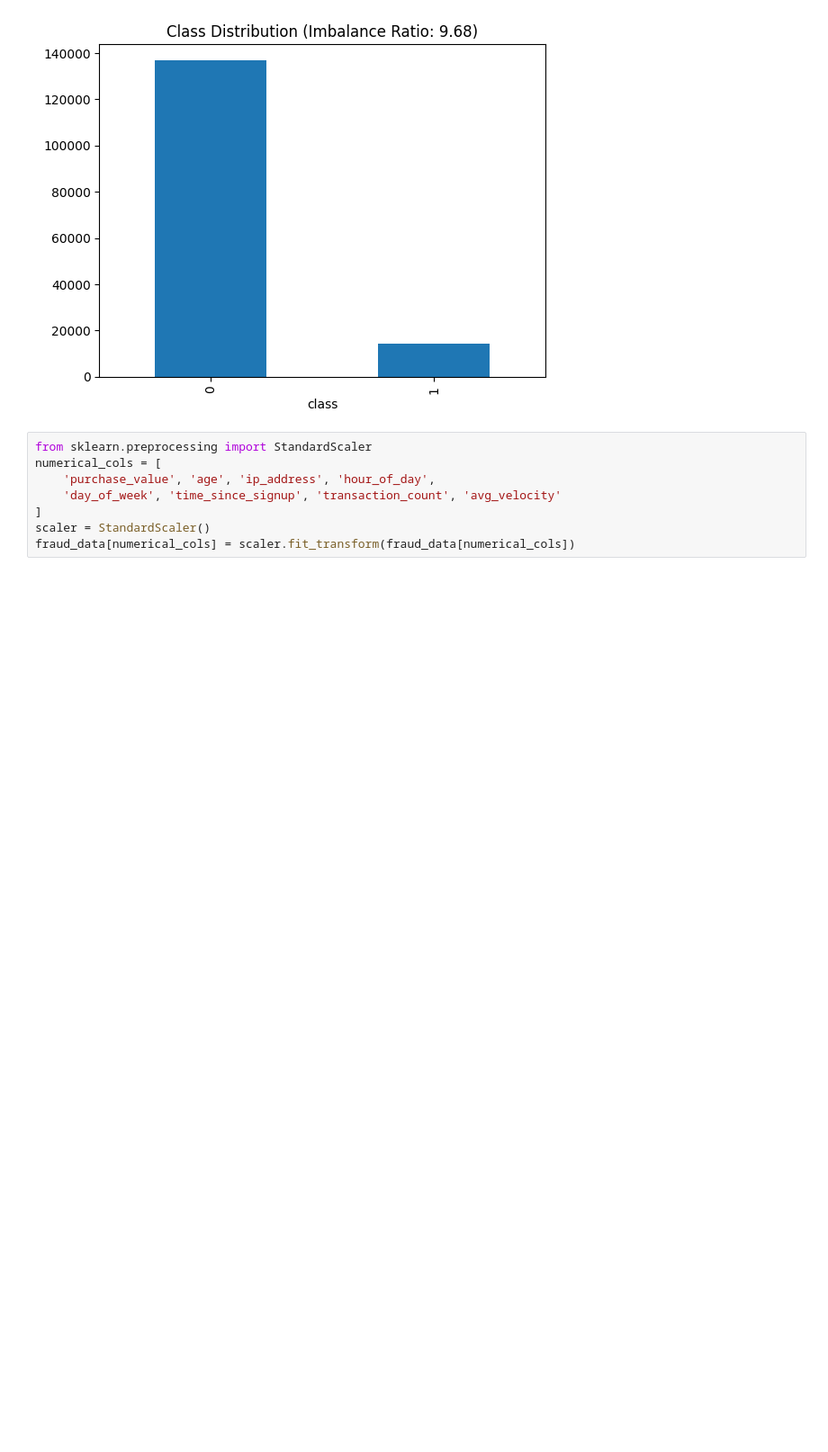
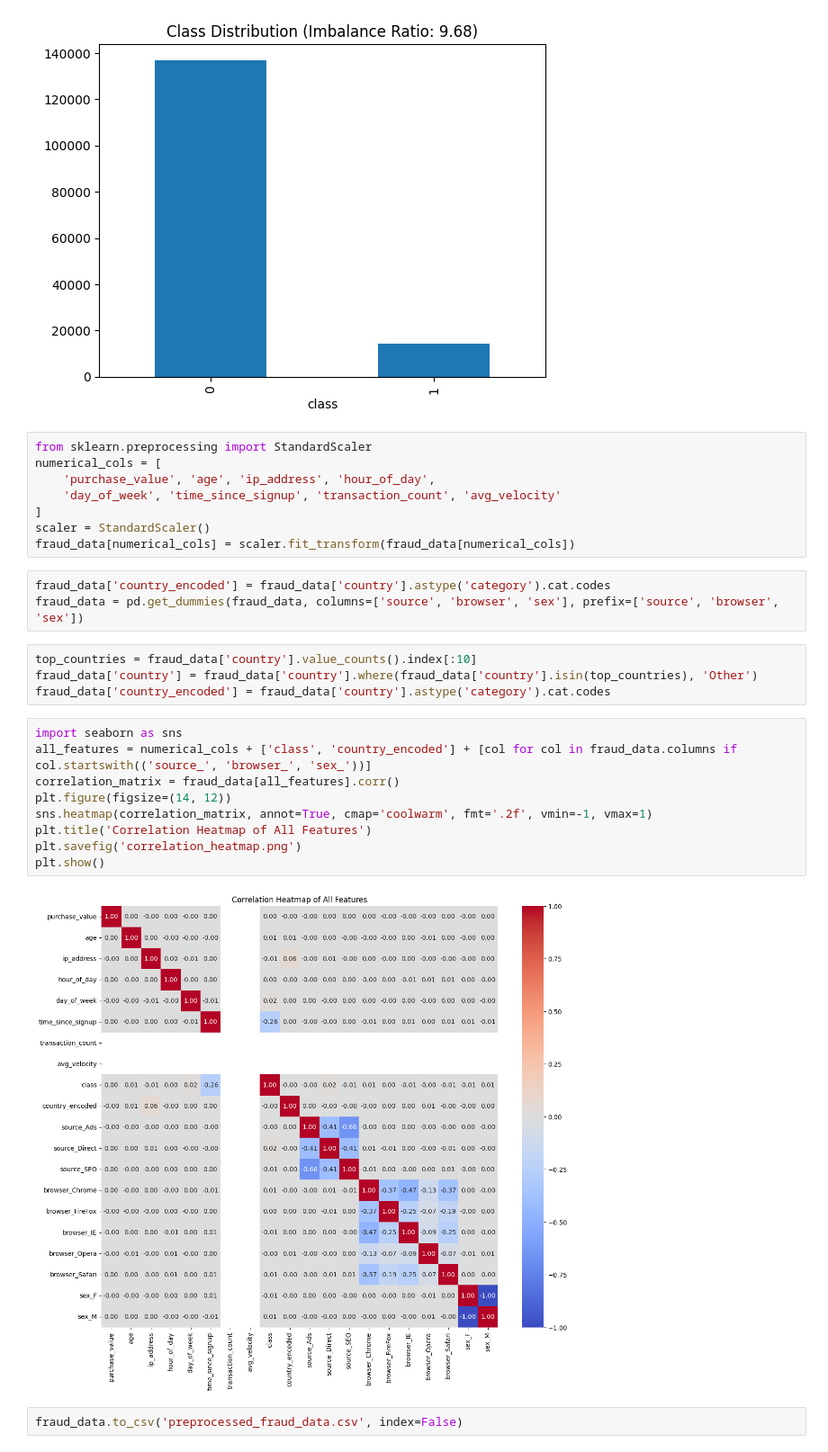
Before and after one commit to ruth22soft/fraud_detection_in-bank_transactions_using_AI_models, a Jupyter notebook: notebooks/eda.ipynb, the cells around one changed output. Shown at 90% size. Drawn from its saved outputs; the diff is of its cells as text; blank space fills up the shorter version.

```diff
--- a/notebooks/eda.ipynb
+++ b/notebooks/eda.ipynb
@@ -294,3 +294,23 @@ numerical_cols = [
 ]
 scaler = StandardScaler()
 fraud_data[numerical_cols] = scaler.fit_transform(fraud_data[numerical_cols])
+# %%
+fraud_data['country_encoded'] = fraud_data['country'].astype('category').cat.codes
+fraud_data = pd.get_dummies(fraud_data, columns=['source', 'browser', 'sex'], prefix=['source', 'browser', 'sex'])
+# %%
+top_countries = fraud_data['country'].value_counts().index[:10]
+fraud_data['country'] = fraud_data['country'].where(fraud_data['country'].isin(top_countries), 'Other')
+fraud_data['country_encoded'] = fraud_data['country'].astype('category').cat.codes
+# %%
+import seaborn as sns
+all_features = numerical_cols + ['class', 'country_encoded'] + [col for col in fraud_data.columns if col.startswith(('source_', 'browser_', 'sex_'))]
+correlation_matrix = fraud_data[all_features].corr()
+plt.figure(figsize=(14, 12))
+sns.heatmap(correlation_matrix, annot=True, cmap='coolwarm', fmt='.2f', vmin=-1, vmax=1)
+plt.title('Correlation Heatmap of All Features')
+plt.savefig('correlation_heatmap.png')
+plt.show()
+# %% [output]
+[figure, added]
+# %%
+fraud_data.to_csv('preprocessed_fraud_data.csv', index=False)
```
Also changed, not shown: 1 other file.
